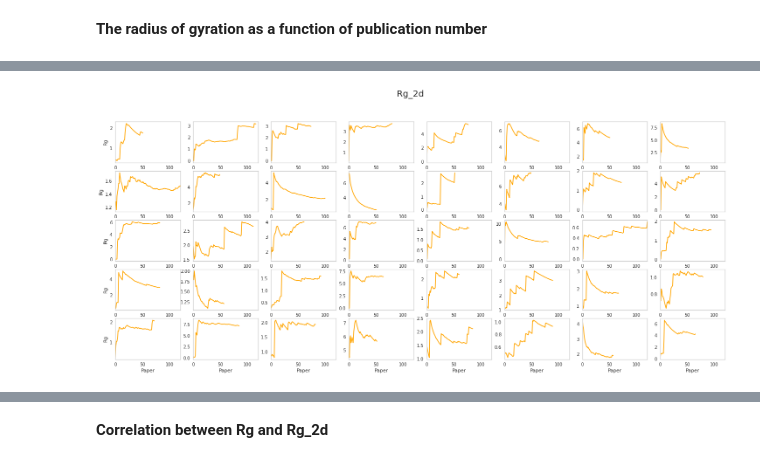
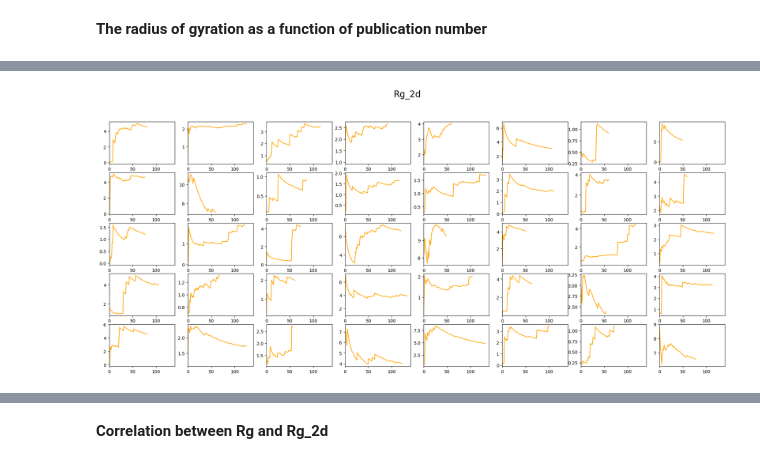
Before and after one commit to YangliuF95/Author_trajectory, a Jupyter notebook: code/02.analysis/data_analysis.ipynb, the cells around one changed output, grey strips where cells are left out. Saved outputs shown, nothing was run; the diff lists cells and outputs as text; code cells hidden in the pictures.

```diff
--- a/code/02.analysis/data_analysis.ipynb
+++ b/code/02.analysis/data_analysis.ipynb
@@ -572,9 +728,9 @@ sequence_new_1.columns=['TotalDistance', 'MeanDistance', 'StdDistance', 'Velocit
 # %%
 # measure correlation
 ms=['TotalDistance', 'MeanDistance', 'StdDistance', 'Velocity',
-        'ConvexHullarea', 'RadiusOfGyration',  'RadiusOfGyration_2d','ShannonEntropy', 'AvereageDistanceMidpoint']
-fig, ax=plt.subplots(figsize=(7,5
-                             ))
-ax=sns.heatmap(sequence_new_1[ms].corr(), center=0.5,  linewidths=1,cmap="vlag", annot=True )
-#sequence_new_1.corr().to_csv('data_cluster.csv', index=False)
+        'ConvexHullArea', 'RadiusOfGyration',  'RadiusOfGyration2D','ShannonEntropy', 'AvereageDistanceMidpoint']
+#fig, ax=plt.subplots(figsize=(7,5
+#                             ))
+g=sns.clustermap(sequence_new_1[ms].corr(),  linewidths=1,cmap="vlag", annot=True, figsize=(7,6))
+plt.show();
 # %% [output]
@@ -640,7 +788,7 @@ plt.show()
 mpl.rcParams.update(mpl.rcParamsDefault)
 labels = [item.get_text() for item in ax1.get_xticklabels()]
 # %%
-f=2
+f=1
 n= ['Social Sciences',
        'Natural Sciences','Engineering and Technology',  'Medical and Health Sciences','Humanities']
 palette = ['tab:red','tab:green','tab:blue','tab:orange','purple']
@@ -657,16 +805,16 @@ for ax1 in axes:
     ey= [new_sample_1.iloc[ls[a][i]].AverageCitation.mean() for i in range(10)]
     e1 = [new_sample_1.iloc[ls[a][i]].AverageCitation.std()/np.sqrt(len(new_sample_1.iloc[ls[a][i]].AverageCitation)) for i in range(len(ls[a]))]
     ex=list(range(1, 11))
-    ax1.set_ylabel("Average Citations",size = 20)
+    ax1.set_ylabel("Average Citation",size = 18)
     ax1.errorbar(ex, ey, e1, marker='^', capsize=6,elinewidth=3,markersize=10, c=palette[f],  markeredgewidth=1, linewidth=2)
     ax1.set_xlabel(label[a]+'Decile',size = 16)
     ax1.plot([], [], '^', linewidth=1, color=palette[f],  label='mean')
     a+=1
     lgnd=ax1.legend(loc='upper right', fontsize=20)
     #lgnd.legendHandles[0]._legmarker.set_markersize(10)
-    #ax1.set_ylim(15,85)
+    ax1.set_ylim(15, 82)
     ax1.set_xticks(np.arange(min(ex), max(ex)+1, 1.0))
-    ax1.set_yticks(np.arange(12, 31, 2.0))
+    #ax1.set_yticks(np.arange(10, 32, 2))
     ax1.xaxis.set_tick_params(labelsize=15, direction='in',length=5)
     ax1.yaxis.set_tick_params(labelsize=15, direction='in',length=5)
     for spine in ax1.spines.values():
@@ -679,9 +827,13 @@ plt.show()
 # %%
 def time_gyration(x):
     ls=[]
-    for i in range(2, len(x)+1):
+    for i in range(2, len(x)):
         ls.append(Gyration(x[:i]))
     return ls
 # %%
 sequence_new['t_rg']=sequence_new.VenueSequence.apply(lambda x: time_gyration(x))
 sequence_new['t_rg_2d']=sequence_new.VenueSequence_2d.apply(lambda x: time_gyration(x))
+# %%
+## 40 samples
+sub=sequence_new.sample(40)
+sub.AuthorId.to_list()
@@ -691,20 +860,21 @@ a=sub.t_rg.values
 a_1=sub.t_rg_2d.values
 c=sub.JumpSize.values
 # %%
+
 fig=plt.figure(figsize=(25, 10))
 fig.suptitle('Rg_2d', fontsize=20)
 b=0
 for i in range(5):
     for j in range(8):
         ax=plt.subplot2grid((5,8), (i,j))
         ax.plot(a_1[b], color='orange')
-        ax.set_xlim(0, 120)
+        ax.set_xlim(0, 140)
         #ax.set_ylim(0, 5)
         ax.grid(False)
-        ax.set_xlabel('Paper')
-        if b %8==0:
-            ax.set_ylabel('Rg')
+        #ax.set_xlabel('Paper')
+        #if b %8==0:
+            #ax.set_ylabel('Rg')
         b+=1
 plt.show()
 # %% [output]
-[figure, old version]
+[figure, new version]
```
Also changed, not shown: parts of 110 cells of this notebook, 2 other files.
